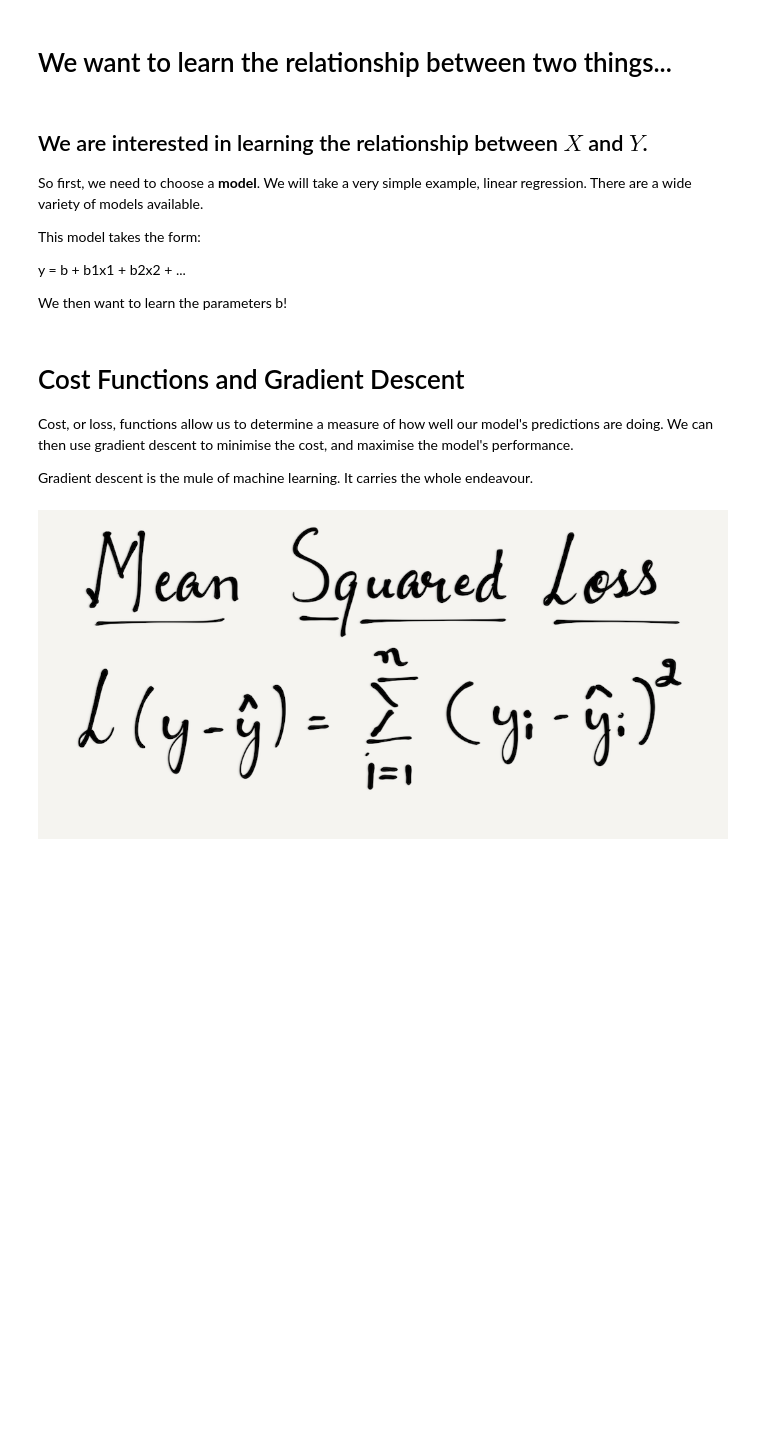
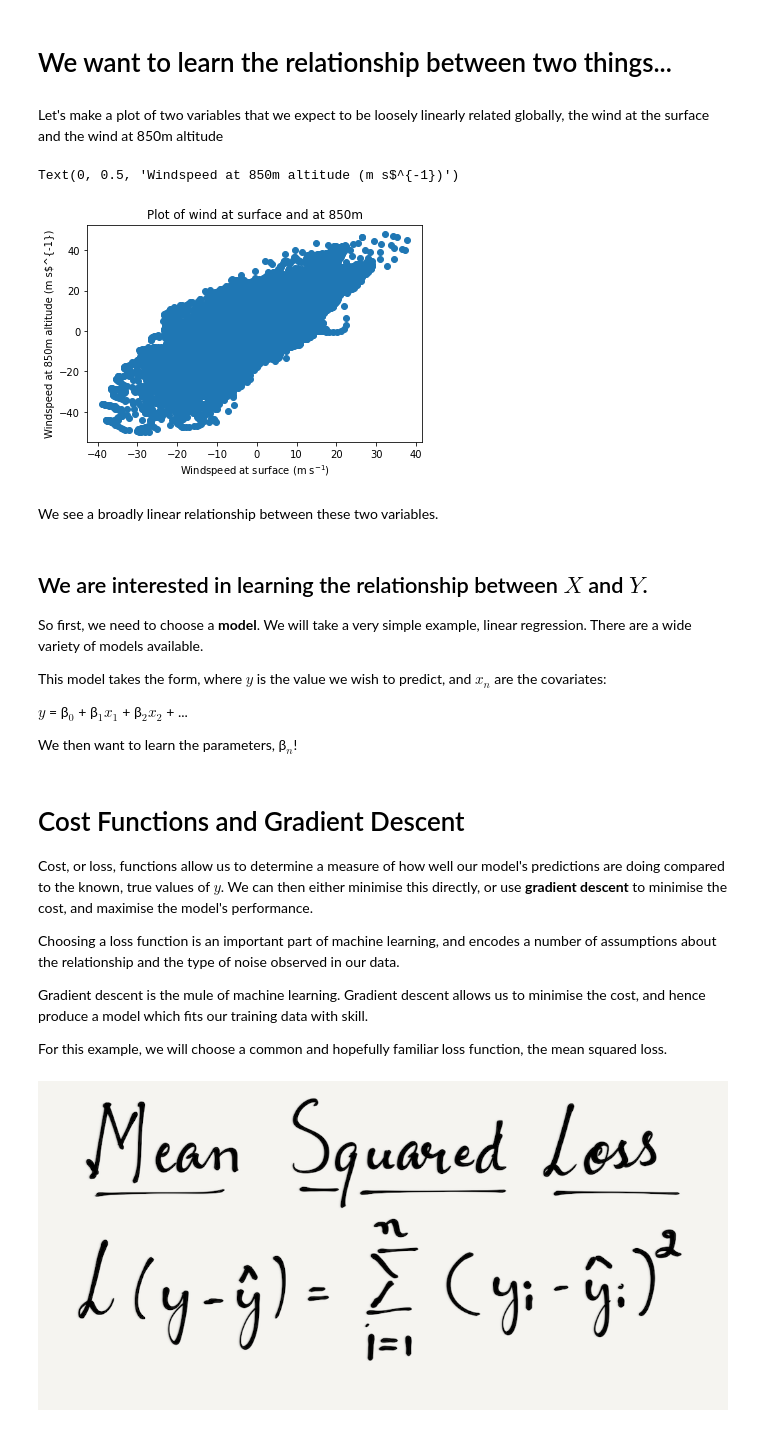
Before and after one commit to Ira-Shokar/CCFCS-Machine-Learning-Workshop, a Jupyter notebook: intro_to_ML.ipynb, the cells around one changed output. Saved outputs shown, nothing was run; the diff lists cells and outputs as text; code cells hidden in the pictures; blank space fills up the shorter version.

```diff
--- a/intro_to_ML.ipynb
+++ b/intro_to_ML.ipynb
@@ -41,8 +49,8 @@ from scipy import stats
 
 # read data
 
-date = '2011-06-01-01-1_0'
-fn = 'portal.nersc.gov/project/ClimateNet/climatenet_new/test/data-'+date+'.nc'
+# date = '2011-06-01-01-1_0'
+fn = '/content/gdrive/Shareddrives/PhD/workshops/CCfCS_AI_climate/test.nc'
 ds = xr.open_dataset(fn)
 
 # Organise it into a numpy array which we can deal with, preferably with two things with a linear relationship!
@@ -48,0 +88,17 @@ ds = xr.open_dataset(fn)
+# %%
+# This time we are going to load in a number of variables, including temperature at 200 and 500 metres.
+T200 = ds.T200.values
+T500 = ds.T500.values
+
+ZBOT = ds.ZBOT.values
+Z200 = ds.Z200.values
+Z1000 = ds.Z1000.values
+
+VBOT = ds.VBOT.values
+V850 = ds.V850.values
+
+UBOT = ds.UBOT.values
+U850 = ds.U850.values
+
+print(T200.shape)
+print(T500.shape)
@@ -53,17 +122,33 @@ ds = xr.open_dataset(fn)
+# %% [markdown]
+Let's make a plot of two variables that we expect to be loosely linearly related globally, the wind at the surface and the wind at 850m altitude
+# %%
+plt.scatter(UBOT[0], U850[0])
+plt.title('Plot of wind at surface and at 850m')
+plt.xlabel('Windspeed at surface (m s$^{-1}$)')
+plt.ylabel('Windspeed at 850m altitude (m s$^{-1}$)')
+# %% [output]
+Text(0, 0.5, 'Windspeed at 850m altitude (m s$^{-1})')
+[figure, added]
+# %% [markdown]
+We see a broadly linear relationship between these two variables.
 # %% [markdown]
 ## We are interested in learning the relationship between $X$ and $Y$.
 So first, we need to choose a **model**. We will take a very simple example, linear regression. There are a wide variety of models available.
 
-This model takes the form:
+This model takes the form, where $y$ is the value we wish to predict, and $x_n$ are the covariates:
 
-y = b + b1x1 + b2x2 + ...
+$y$ = β$_0$ + β$_1$$x_1$ + β$_2$$x_2$ + ...
 
-We then want to learn the parameters b!
+We then want to learn the parameters, β$_n$!
 # %% [markdown]
 # Cost Functions and Gradient Descent
 
-Cost, or loss, functions allow us to determine a measure of how well our model's predictions are doing. We can then use gradient descent to minimise the cost, and maximise the model's performance.
+Cost, or loss, functions allow us to determine a measure of how well our model's predictions are doing compared to the known, true values of $y$. We can then either minimise this directly, or use **gradient descent** to minimise the cost, and maximise the model's performance.
 
-Gradient descent is the mule of machine learning. It carries the whole endeavour.
+Choosing a loss function is an important part of machine learning, and encodes a number of assumptions about the relationship and the type of noise observed in our data.
+
+Gradient descent is the mule of machine learning. Gradient descent allows us to minimise the cost, and hence produce a model which fits our training data with skill.
+
+For this example, we will choose a common and hopefully familiar loss function, the mean squared loss.
 # %% [markdown]
 ![image.png](embedded-picture-1)
```
Also changed, not shown: parts of 23 cells of this notebook.
